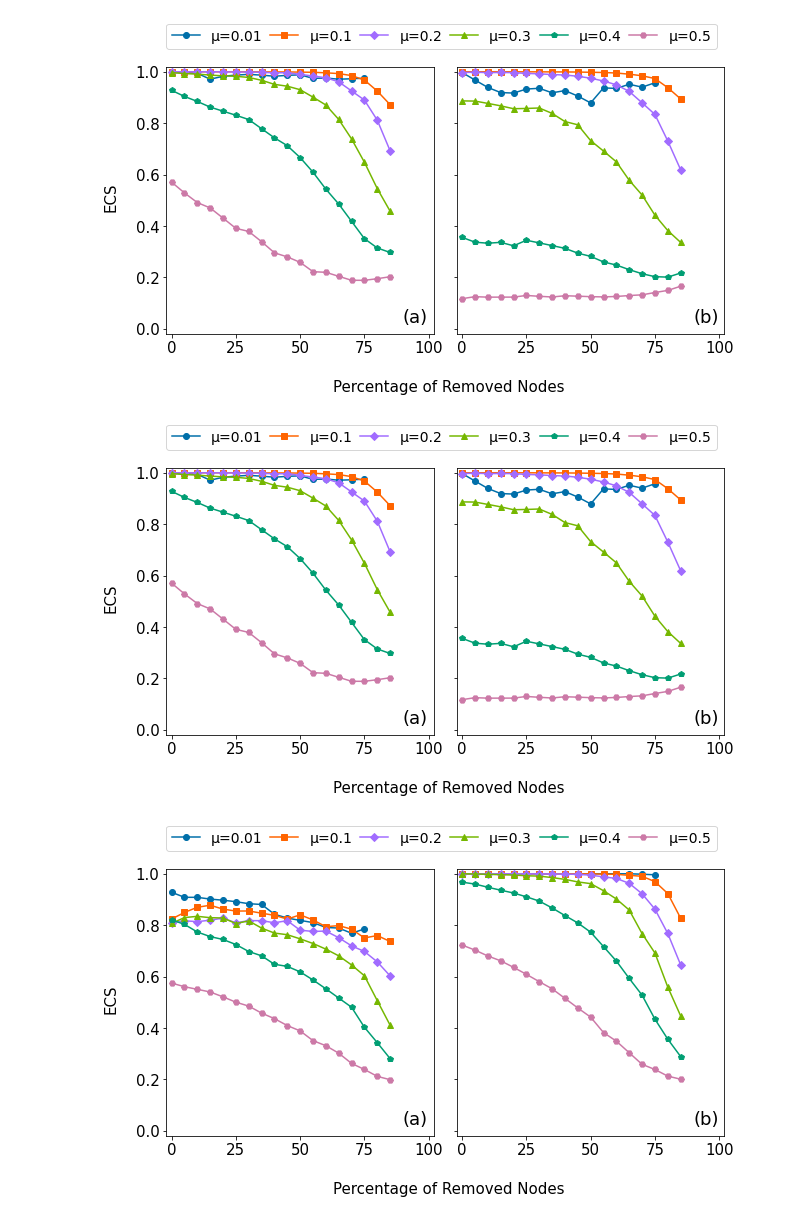
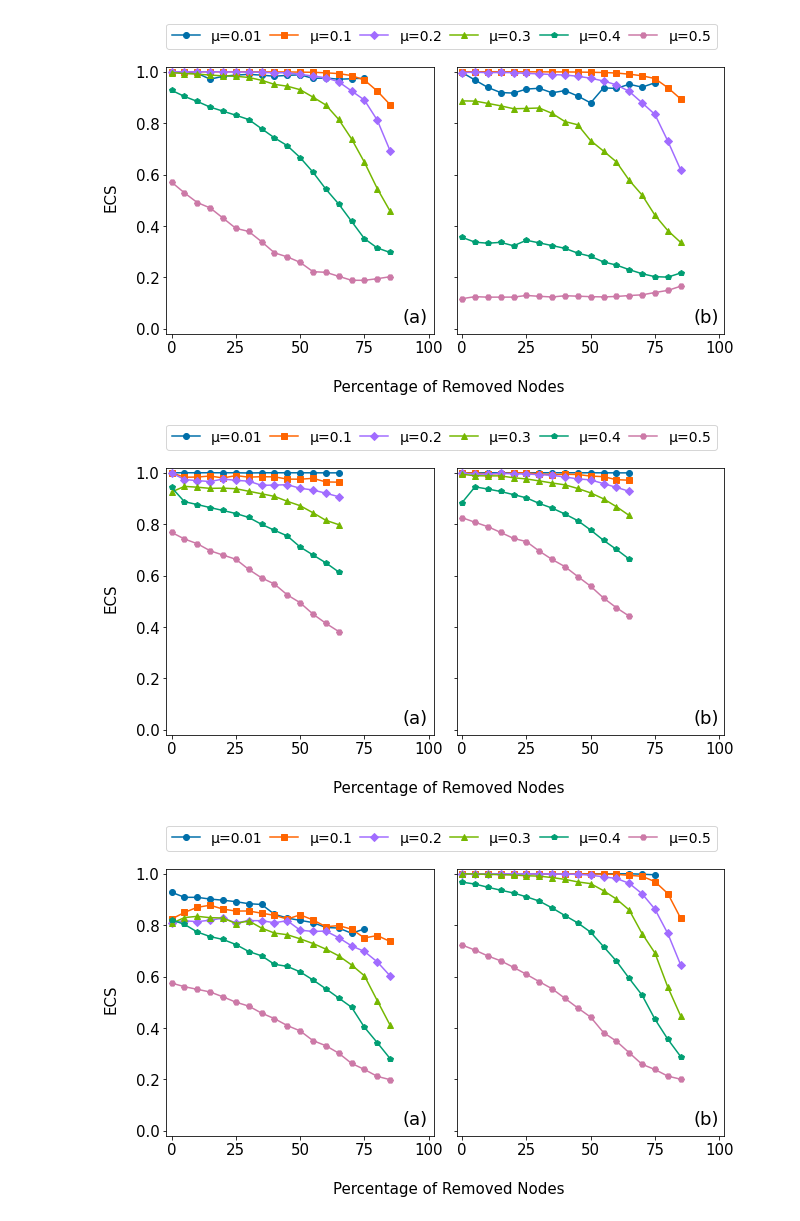
Before and after one commit to zf-wei/MSGI, a Jupyter notebook: 3Plot/Plot_ECS-MEAN-Solo.ipynb, the cells around one changed output. Saved outputs shown, nothing was run; the diff lists cells and outputs as text; code cells hidden in the pictures.

```diff
--- a/3Plot/Plot_ECS-MEAN-Solo.ipynb
+++ b/3Plot/Plot_ECS-MEAN-Solo.ipynb
@@ -130,11 +130,11 @@ Plot_ECS(disturb_type=disturb_type, N=N, method=method)
 [figure]
 # %%
 disturb_type = 1
-N = 1000
-method = 4
+N = 10000
+method = 7
 Plot_ECS(disturb_type=disturb_type, N=N, method=method)
 # %% [output]
-[figure, old version]
+[figure, new version]
 # %%
 for disturb_type in [1, 5]:
     for N in [1000, 10000]:
```
Also changed, not shown: 39 other files.
